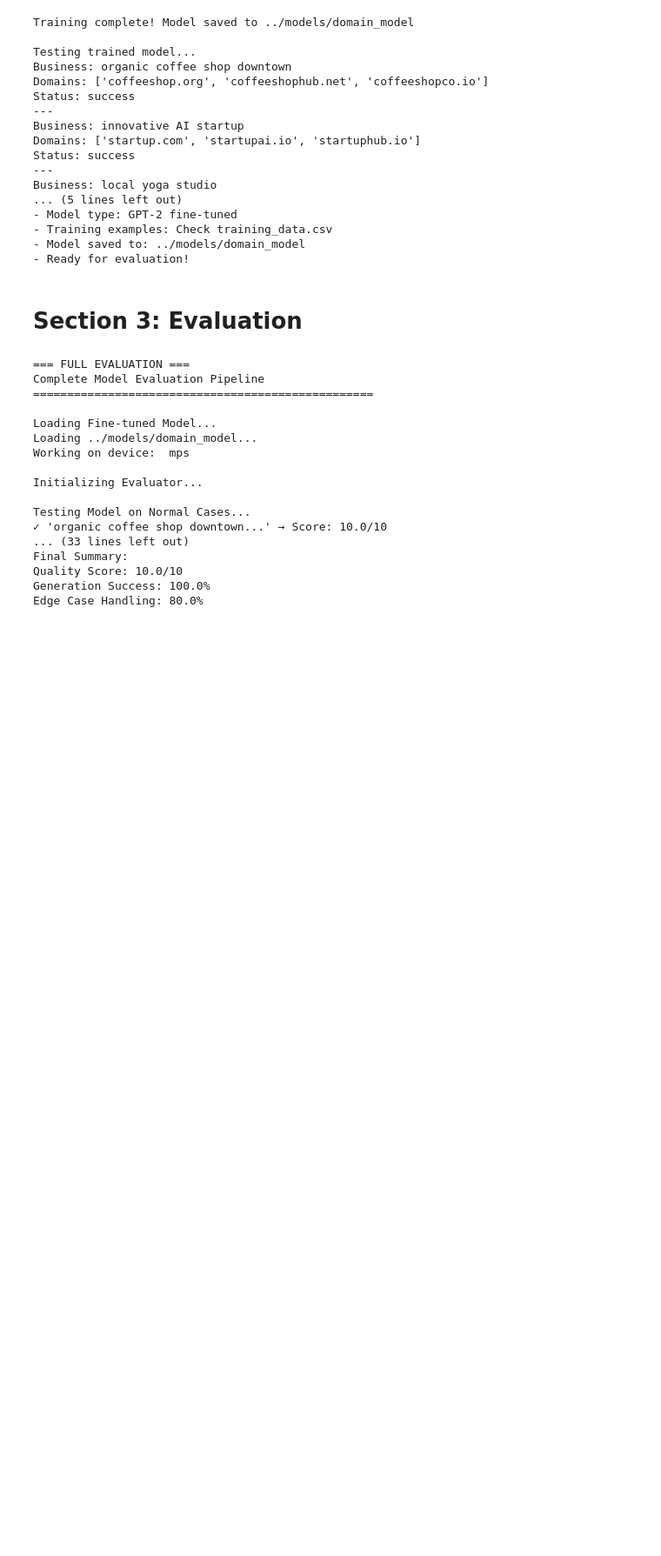
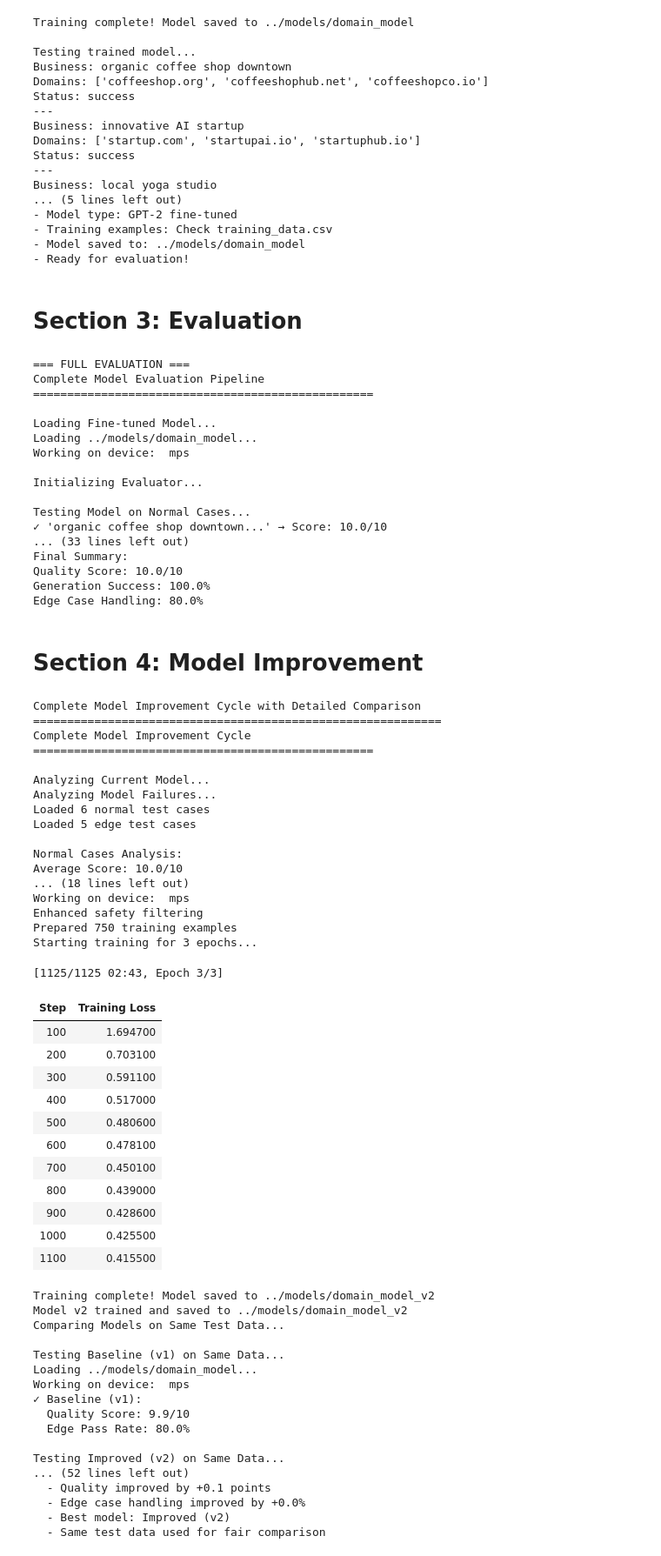
Before and after one commit to anushuyabaidya/domain-name-suggester-llm, a Jupyter notebook: notebooks/Domain_suggester.ipynb, the cells around one changed output. Shown at 87% size. Drawn from its saved outputs; the diff is of its cells as text; code cells hidden in the pictures; blank space fills up the shorter version.

Commit message:
Model Improvement with Iteration

```diff
--- a/notebooks/Domain_suggester.ipynb
+++ b/notebooks/Domain_suggester.ipynb
@@ -673,3 +673,5 @@ Final Summary:
 Quality Score: 10.0/10
 Generation Success: 100.0%
 Edge Case Handling: 80.0%
+# %% [markdown]
+# Section 4: Model Improvement
@@ -675,0 +1030,60 @@ Edge Case Handling: 80.0%
+# %%
+if __name__ == "__main__":
+    print("Complete Model Improvement Cycle with Detailed Comparison")
+    print("=" * 60)
+
+    improvement_results = run_complete_improvement_cycle()
+    if improvement_results:
+        print(f"\nKey Improvement Points:")
+        print(f"  - Quality improved by {improvement_results.get('quality_improvement', 0):+.1f} points")
+        print(f"  - Edge case handling improved by {improvement_results.get('edge_improvement', 0):+.1f}%")
+        print(f"  - Best model: {improvement_results.get('best_model', 'Unknown')}")
+        print(f"  - Same test data used for fair comparison")
+# %% [output]
+Complete Model Improvement Cycle with Detailed Comparison
+============================================================
+Complete Model Improvement Cycle
+==================================================
+
+Analyzing Current Model...
+Analyzing Model Failures...
+Loaded 6 normal test cases
+Loaded 5 edge test cases
+
+Normal Cases Analysis:
+Average Score: 10.0/10
+... (18 lines left out)
+Working on device:  mps
+Enhanced safety filtering
+Prepared 750 training examples
+Starting training for 3 epochs...
+[1125/1125 02:43, Epoch 3/3]
+| Step | Training Loss |
+| 100 | 1.694700 |
+| 200 | 0.703100 |
+| 300 | 0.591100 |
+| 400 | 0.517000 |
+| 500 | 0.480600 |
+| 600 | 0.478100 |
+| 700 | 0.450100 |
+| 800 | 0.439000 |
+| 900 | 0.428600 |
+| 1000 | 0.425500 |
+| 1100 | 0.415500 |
+Training complete! Model saved to ../models/domain_model_v2
+Model v2 trained and saved to ../models/domain_model_v2
+Comparing Models on Same Test Data...
+
+Testing Baseline (v1) on Same Data...
+Loading ../models/domain_model...
+Working on device:  mps
+✓ Baseline (v1):
+  Quality Score: 9.9/10
+  Edge Pass Rate: 80.0%
+
+Testing Improved (v2) on Same Data...
+... (52 lines left out)
+  - Quality improved by +0.1 points
+  - Edge case handling improved by +0.0%
+  - Best model: Improved (v2)
+  - Same test data used for fair comparison
```
Also changed, not shown: parts of 2 cells of this notebook, 4 other files.
